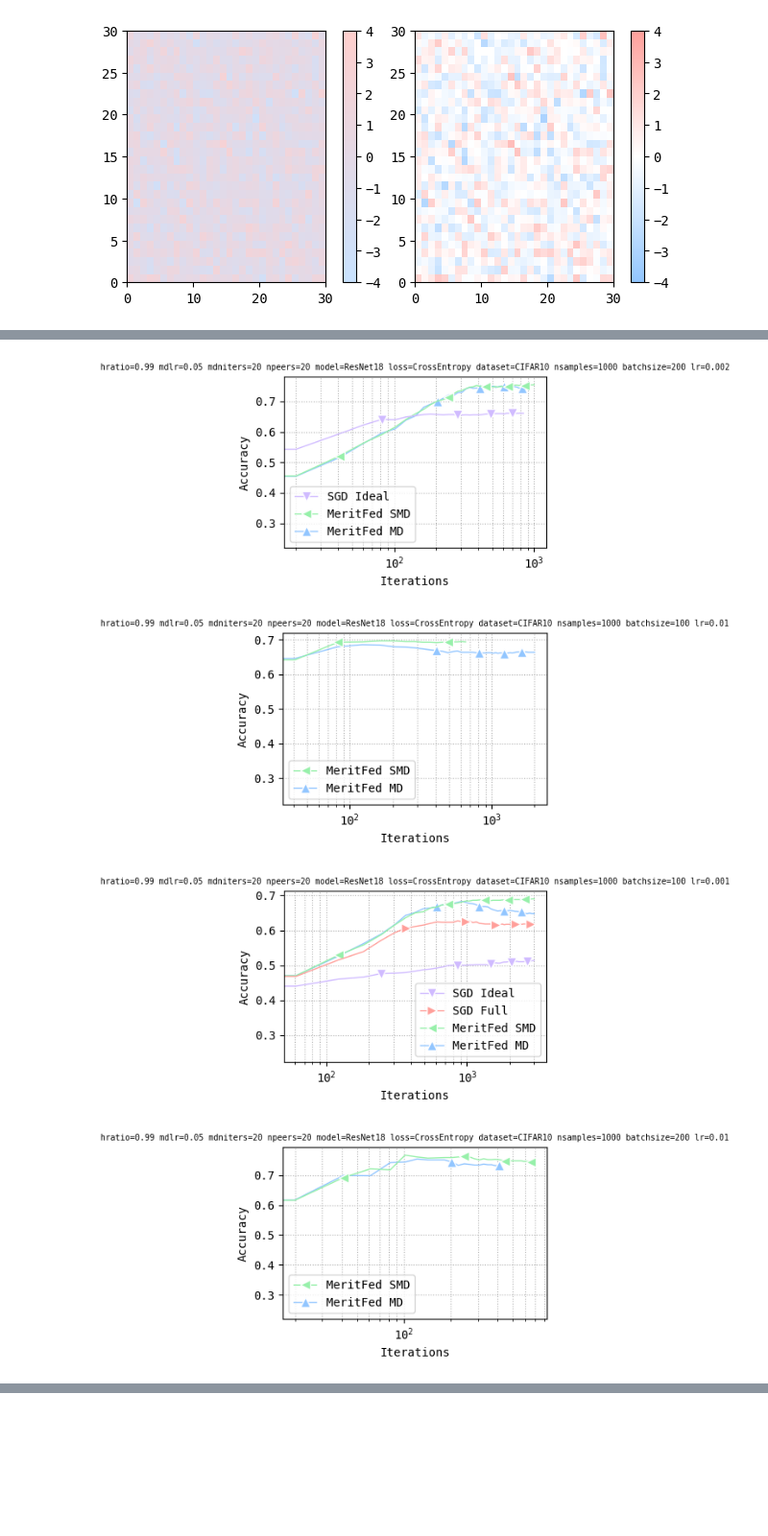
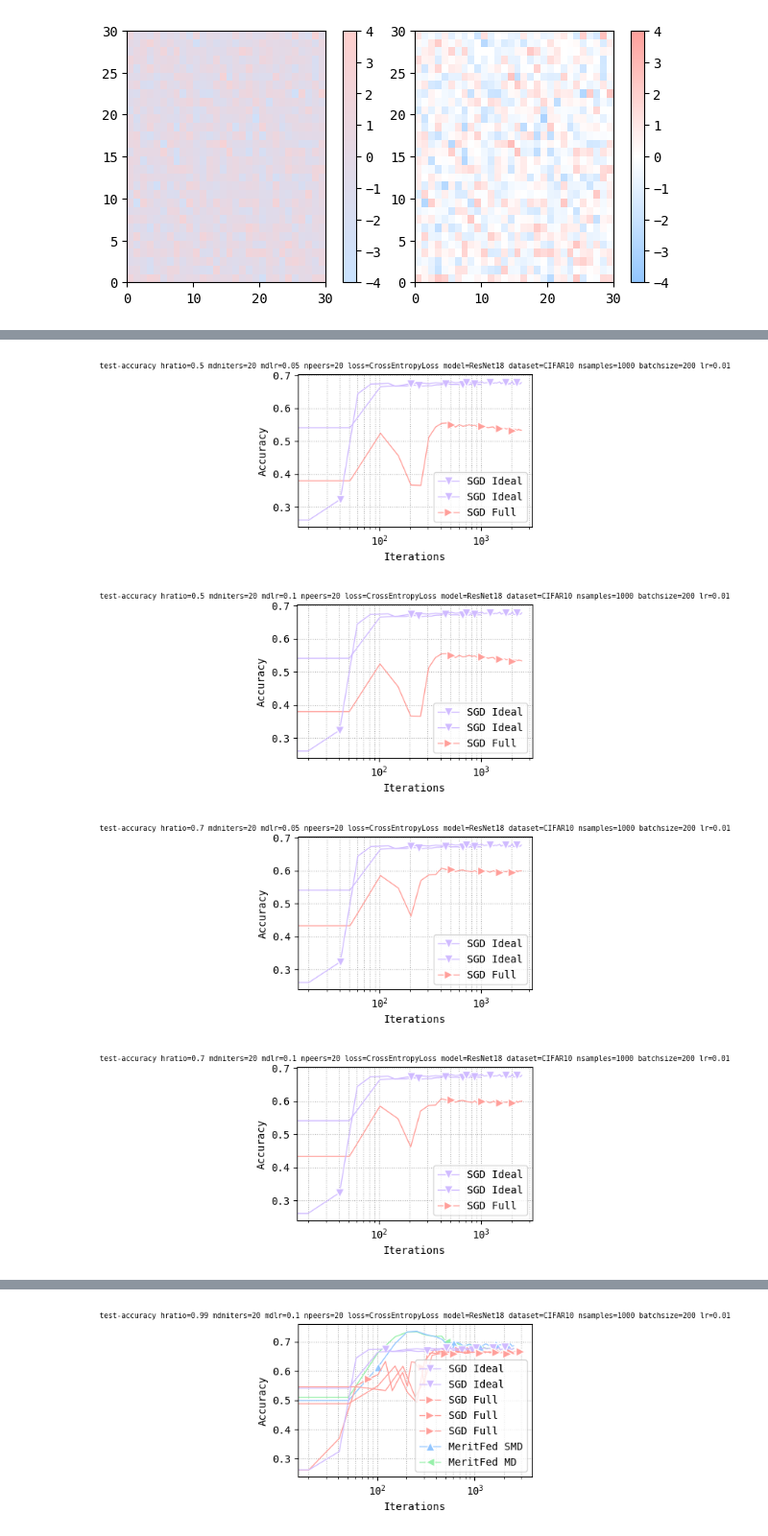
Before and after one commit to nazya/MeritFed, a Jupyter notebook: plot.ipynb, the cells around one changed output, grey strips where cells are left out. Shown at 96% size. Cells and saved outputs as stored; diff of their text form; code cells hidden in the pictures; blank space fills up the shorter version.

```diff
--- a/plot.ipynb
+++ b/plot.ipynb
@@ -219,4 +254,9 @@ for i, r in enumerate(runs):
 # %%
+def product_dict(**kwargs):
+    keys = kwargs.keys()
+    for instance in itertools.product(*kwargs.values()):
+        yield dict(zip(keys, instance))
+
 def _eval(d):
     d = eval(d)
     for k in d.keys():
@@ -285,0 +266,26 @@ len(runs_sets_lists)=5
+# %%
+params_lists = list()
+for p in params_set:
+    d = _eval(p)
+    params_lists.append([d.copy()])
+
+runs_sets_lists = [[set()] for _ in params_lists]
+for j, params_list in enumerate(params_lists):
+    ya_dicts = [_eval(d) for d in sorted(ya_dicts_list[j])]
+
+    ya_sparse = defaultdict(set)
+    for d in ya_dicts:
+        for k, v in d.items():
+            if v is not None:
+                ya_sparse[k].add(v)
+
+
+    for d in product_dict(**ya_sparse):
+        # if None in set(d.values()):
+        #     continue
+        d.update(params_list[0])
+        params_list.append(d.copy())
+        runs_sets_lists[j].append(set())
+        print(f"{runs_sets_lists[j]=}")
+
+print(f"{len(runs_sets_lists)=}")
@@ -291,8 +345,9 @@ metric_key = 'train-loss'
 # metric_key = 'expected-loss'
 for i, (params, runs) in enumerate(iterate_run_sets()):
     print(f"{params=}")
-    print(f"{i=}")
     print()
+    if  not len(runs):
+        continue
 
     title = params_dict_to_string(params)
     fig, ax = plt.subplots(figsize=(4, 3))
@@ -361,7 +414,8 @@ i=4
 # %%
 beg = 0
 end = 20000
-metric_key = 'train-accuracy'
+metric_key = 'test-accuracy'
+# metric_key = 'train-accuracy'
 for i, (params, runs) in enumerate(iterate_run_sets()):
     # print(f"{params=}")
     # print(f"{i=}")
@@ -386,36 +440,36 @@ for i, (params, runs) in enumerate(iterate_run_sets()):
                 label=label, linewidth=1,
                 markeredgecolor='white', markeredgewidth=1)
 
-    ax.set_title(title, fontsize=7)
+    ax.set_title(metric_key + ' ' + title, fontsize=7)
     ax.grid(True, which="both", ls='dotted')
     handles, labels = ax.get_legend_handles_labels()
     labels, handles = zip(*sorted(zip(labels, handles), key=lambda t: t[0], reverse=True))
     ax.legend(handles, labels)
     # ax.legend(loc='center right')
 
     ax.set_xlabel('Iterations')
     ax.set_xscale('log')
 
     ax.set_ylabel('Accuracy')
     # ax.set_yscale('log')
     # ax.set_ylabel(r'Accuracy')
     # plt.gca().invert_yaxis()
     # ax.set_ylim(bottom=0.6)#, top=1)#, *, emit=True, auto=False, ymin=None, ymax=None)
     # ax.set_ylim(bottom=None, top=None, *, emit=True, auto=False, ymin=None, ymax=None)
     # ax.yaxis.set_major_formatter(mtick.FormatStrFormatter('%.0e')) # 2 decimal places
     # ax.yaxis.set_minor_formatter(mtick.FormatStrFormatter('%.2e')) # 2 decimal places
     # formatter = mtick.ScalarFormatter()
     # formatter.set_scientific(True)
     # ax.yaxis.set_minor_formatter(formatter)
     # ax.yaxis.set_major_formatter(formatter)
     # ax.ticklabel_format(axis="y", style="sci", scilimits=(1e-2,1e-2))
 
     name = metric_key + ' ' + title
     plt.savefig('figures/'+ name +'.pdf', bbox_inches='tight')
     plt.tight_layout()
     fig.show()
 # %% [output]
-[figure, old version]
+[figure, new version]
-[figure, old version]
+[figure, new version]
-[figure, old version]
+[figure, new version]
-[figure, old version]
+[figure, new version]
@@ -423,3 +477,4 @@ for i, (params, runs) in enumerate(iterate_run_sets()):
+[figure, added]
 # %%
 for _, (params, runs) in enumerate(iterate_run_sets()):
     count = 0
```
Also changed, not shown: parts of 13 cells of this notebook, 9 other files.
